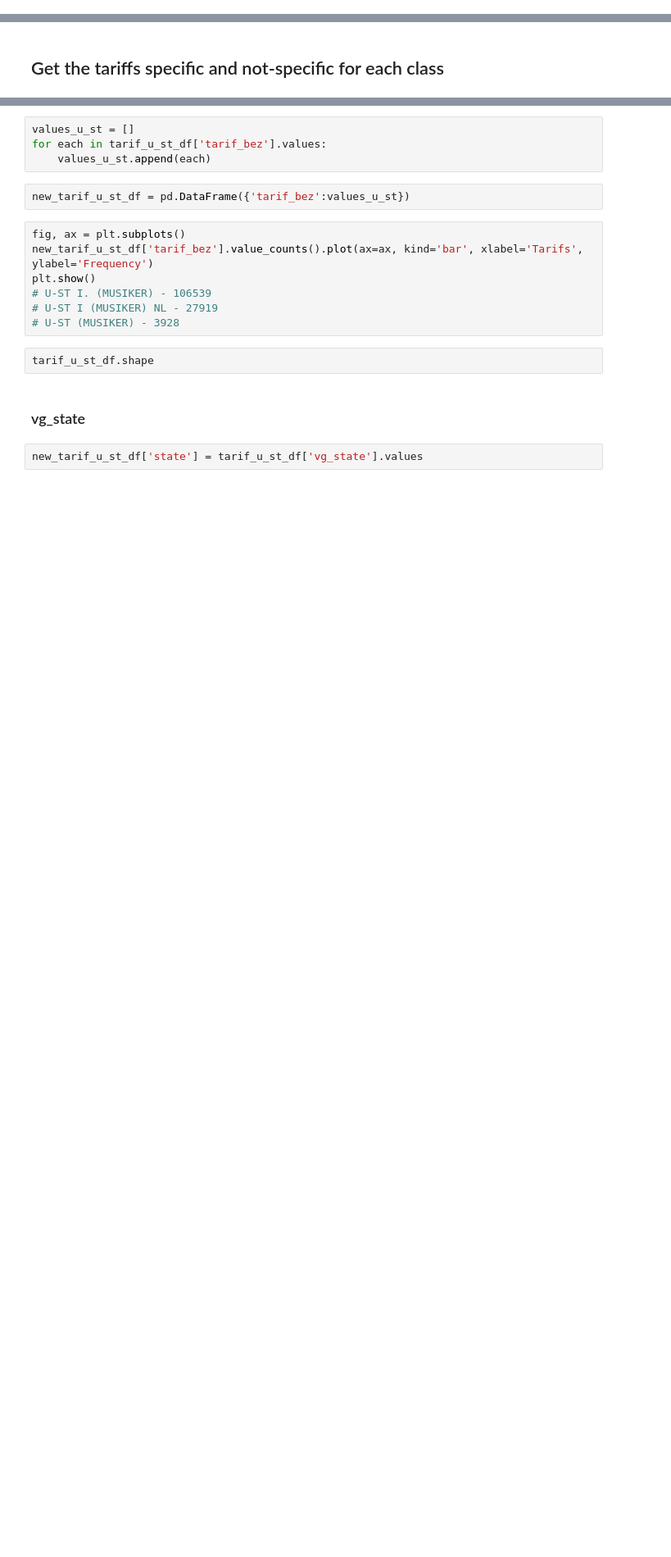
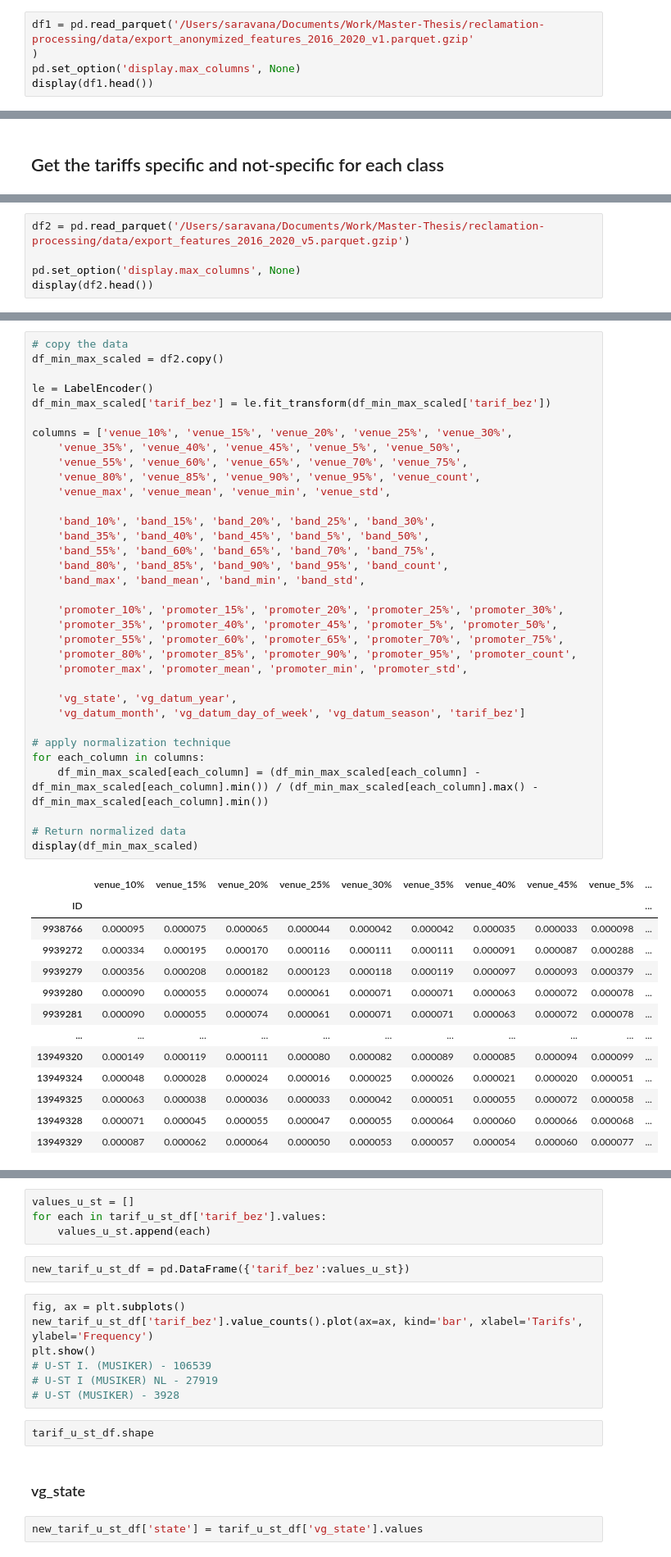
Before and after one commit to Saraavana/reclamation-processing, a Jupyter notebook: baseline/Features/01-Data-Exploration.ipynb, the cells around one changed output, grey strips where cells are left out. Shown at 82% size. Cells and saved outputs as stored; diff of their text form; blank space fills up the shorter version.

Commit message:
NeurASP normalized columns

```diff
--- a/baseline/Features/01-Data-Exploration.ipynb
+++ b/baseline/Features/01-Data-Exploration.ipynb
@@ -24,3 +24,8 @@ display(df.head())
 | 9939279 | Klemm Ullrich OHG mbH | Naser Klemt KG | werk | U-V II. 1 (+II 2) | BAVARIA | 0 | ... |
 | 9939280 | Albers Klemt GmbH & Co. OHG | Patberg AG & Co. KG | kulturhaus | U-V II. 1 (+II 2) | BAVARIA | 1 | ... |
 | 9939281 | Albers Klemt GmbH & Co. OHG | Patberg AG & Co. KG | kulturhaus | U-V II. 1 (+II 2) | BAVARIA | 1 | ... |
+# %%
+df1 = pd.read_parquet('/Users/saravana/Documents/Work/Master-Thesis/reclamation-processing/data/export_anonymized_features_2016_2020_v1.parquet.gzip'
+)
+pd.set_option('display.max_columns', None)
+display(df1.head())
@@ -113,0 +287,5 @@ never_class_two = ['VK I 1 VARIETE- UND KABARETTBETRIEBE KONSUMATION (MUSIKER) N
+# %%
+df2 = pd.read_parquet('/Users/saravana/Documents/Work/Master-Thesis/reclamation-processing/data/export_features_2016_2020_v5.parquet.gzip')
+
+pd.set_option('display.max_columns', None)
+display(df2.head())
@@ -113,0 +300,48 @@ never_class_two = ['VK I 1 VARIETE- UND KABARETTBETRIEBE KONSUMATION (MUSIKER) N
+# %%
+# copy the data
+df_min_max_scaled = df2.copy()
+
+le = LabelEncoder()
+df_min_max_scaled['tarif_bez'] = le.fit_transform(df_min_max_scaled['tarif_bez'])
+
+columns = ['venue_10%', 'venue_15%', 'venue_20%', 'venue_25%', 'venue_30%',
+    'venue_35%', 'venue_40%', 'venue_45%', 'venue_5%', 'venue_50%',
+    'venue_55%', 'venue_60%', 'venue_65%', 'venue_70%', 'venue_75%',
+    'venue_80%', 'venue_85%', 'venue_90%', 'venue_95%', 'venue_count',
+    'venue_max', 'venue_mean', 'venue_min', 'venue_std',
+
+    'band_10%', 'band_15%', 'band_20%', 'band_25%', 'band_30%',
+    'band_35%', 'band_40%', 'band_45%', 'band_5%', 'band_50%',
+    'band_55%', 'band_60%', 'band_65%', 'band_70%', 'band_75%',
+    'band_80%', 'band_85%', 'band_90%', 'band_95%', 'band_count',
+    'band_max', 'band_mean', 'band_min', 'band_std',
+
+    'promoter_10%', 'promoter_15%', 'promoter_20%', 'promoter_25%', 'promoter_30%',
+    'promoter_35%', 'promoter_40%', 'promoter_45%', 'promoter_5%', 'promoter_50%',
+    'promoter_55%', 'promoter_60%', 'promoter_65%', 'promoter_70%', 'promoter_75%',
+    'promoter_80%', 'promoter_85%', 'promoter_90%', 'promoter_95%', 'promoter_count',
+    'promoter_max', 'promoter_mean', 'promoter_min', 'promoter_std',
+
+    'vg_state', 'vg_datum_year',
+    'vg_datum_month', 'vg_datum_day_of_week', 'vg_datum_season', 'tarif_bez']
+
+# apply normalization technique
+for each_column in columns:
+    df_min_max_scaled[each_column] = (df_min_max_scaled[each_column] - df_min_max_scaled[each_column].min()) / (df_min_max_scaled[each_column].max() - df_min_max_scaled[each_column].min())
+
+# Return normalized data
+display(df_min_max_scaled)
+# %% [output]
+|  | venue_10% | venue_15% | venue_20% | venue_25% | venue_30% | venue_35% | venue_40% | venue_45% | venue_5% | ... |
+| ID |  |  |  |  |  |  |  |  |  | ... |
+| 9938766 | 0.000095 | 0.000075 | 0.000065 | 0.000044 | 0.000042 | 0.000042 | 0.000035 | 0.000033 | 0.000098 | ... |
+| 9939272 | 0.000334 | 0.000195 | 0.000170 | 0.000116 | 0.000111 | 0.000111 | 0.000091 | 0.000087 | 0.000288 | ... |
+| 9939279 | 0.000356 | 0.000208 | 0.000182 | 0.000123 | 0.000118 | 0.000119 | 0.000097 | 0.000093 | 0.000379 | ... |
+| 9939280 | 0.000090 | 0.000055 | 0.000074 | 0.000061 | 0.000071 | 0.000071 | 0.000063 | 0.000072 | 0.000078 | ... |
+| 9939281 | 0.000090 | 0.000055 | 0.000074 | 0.000061 | 0.000071 | 0.000071 | 0.000063 | 0.000072 | 0.000078 | ... |
+| ... | ... | ... | ... | ... | ... | ... | ... | ... | ... | ... |
+| 13949320 | 0.000149 | 0.000119 | 0.000111 | 0.000080 | 0.000082 | 0.000089 | 0.000085 | 0.000094 | 0.000099 | ... |
+| 13949324 | 0.000048 | 0.000028 | 0.000024 | 0.000016 | 0.000025 | 0.000026 | 0.000021 | 0.000020 | 0.000051 | ... |
+| 13949325 | 0.000063 | 0.000038 | 0.000036 | 0.000033 | 0.000042 | 0.000051 | 0.000055 | 0.000072 | 0.000058 | ... |
+| 13949328 | 0.000071 | 0.000045 | 0.000055 | 0.000047 | 0.000055 | 0.000064 | 0.000060 | 0.000066 | 0.000068 | ... |
+| 13949329 | 0.000087 | 0.000062 | 0.000064 | 0.000050 | 0.000053 | 0.000057 | 0.000054 | 0.000060 | 0.000077 | ... |
```
Also changed, not shown: parts of 14 cells of this notebook, 47 other files.
